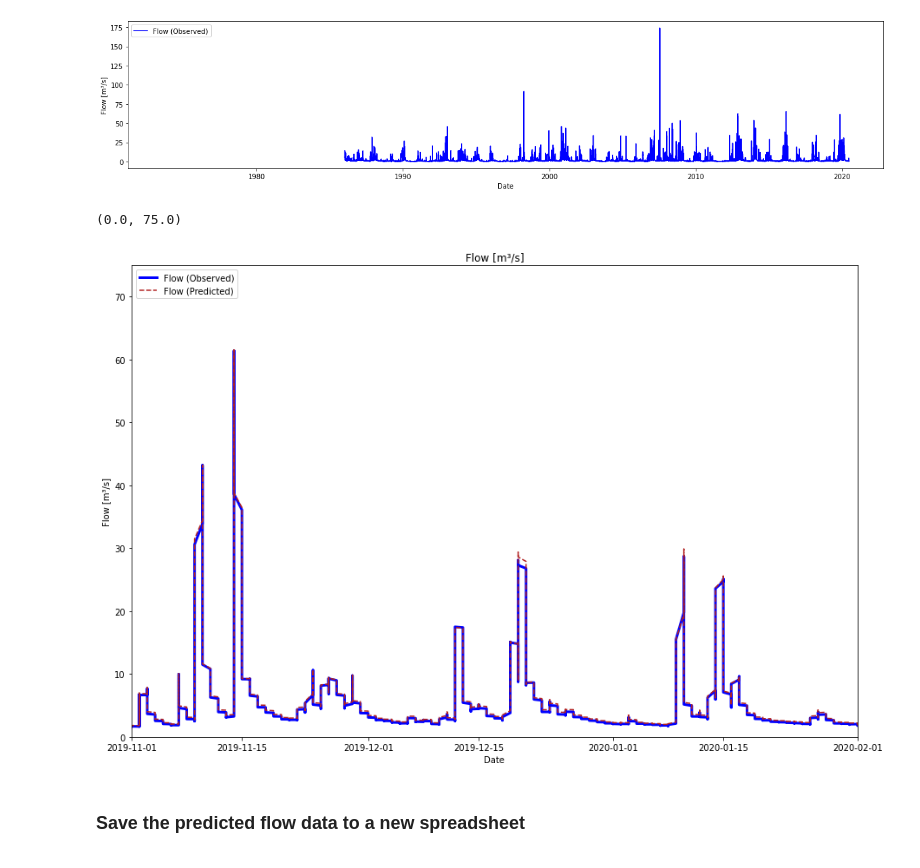
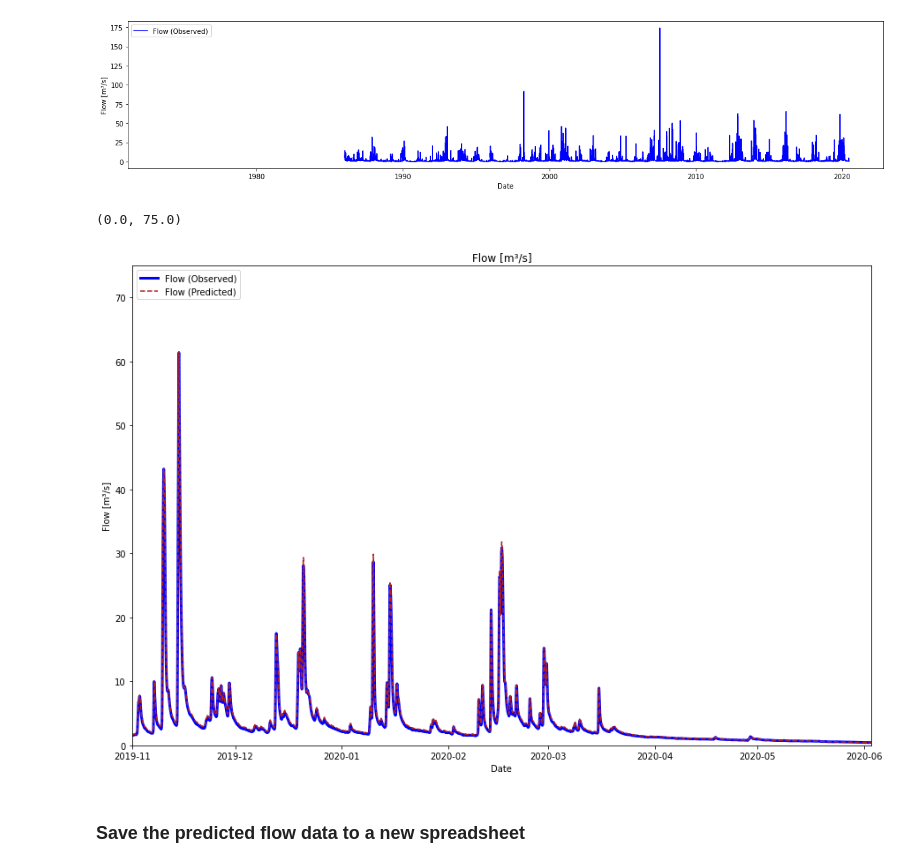
Before and after one commit to ai4er-cdt/flood_risk_shipston, a Jupyter notebook: notebooks/mja/flow_from_stage_data.ipynb, the cells around one changed output. Saved outputs shown, nothing was run; the diff lists cells and outputs as text; code cells hidden in the pictures.

Commit message:
Merged to single datetime column

```diff
--- a/notebooks/mja/flow_from_stage_data.ipynb
+++ b/notebooks/mja/flow_from_stage_data.ipynb
@@ -28,5 +30,5 @@ Import data into Pandas dataframe
 # %%
 %%time
 flow60 = pd.read_excel('Shipston Wiski data - 60 min.xlsx',
-                      sheet_name = 1)
+                      sheet_name = 1, parse_dates=[['Date', 'Time']])
 # %% [output]
@@ -75,5 +86,5 @@ Import data from Excel spreadsheet into a Pandas dataframe
 # %%
 %%time
 stage60 = pd.read_excel('Shipston Wiski data - 60 min.xlsx',
-                      sheet_name = 2)
+                      sheet_name = 2, parse_dates=[['Date', 'Time']])
 # %% [output]
@@ -153,7 +150,7 @@ rainfall60.head()
 # %% [markdown]
 Merge the dataframes on date and time:
 # %%
-df_flow_and_stage = pd.merge(stage60_filtered, flow60_filtered, on=['Date', 'Time']) #Merge the dataframes
+df_flow_and_stage = pd.merge(stage60_filtered, flow60_filtered, on=['Date_Time']) #Merge the dataframes
 
 df_flow_and_stage = df_flow_and_stage.rename(columns= #Renaming columns for ease of use
                                              {'Quality_x':'Quality_stage',
@@ -361,22 +376,22 @@ See the caveats in the documentation: https://pandas.pydata.org/pandas-docs/stab
 # %%
 plt.figure(figsize=(15,10))
 
-plt.plot(flow60_filtered['Date'],flow60_filtered['Flow [m³/s]'], 'blue', label = 'Flow (Observed)', linewidth = 3)
+plt.plot(flow60_filtered['Date_Time'],flow60_filtered['Flow [m³/s]'], 'blue', label = 'Flow (Observed)', linewidth = 3)
 
-plt.plot(stage60_filtered_no_missing['Date'], predicted_flow, 'firebrick', label = 'Flow (Predicted)', linestyle = '--')
+plt.plot(stage60_filtered_no_missing['Date_Time'], predicted_flow, 'firebrick', label = 'Flow (Predicted)', linestyle = '--')
 
 
 plt.title("Flow [m³/s]")
 plt.xlabel('Date')
 plt.ylabel('Flow [m³/s]')
 
 plt.legend(loc='upper left')
 
-plt.xlim(['2019-11-01T00:00:00.000000000','2020-02-01T00:00:00.000000000'])
+plt.xlim(['2019-11-01T00:00:00.000000000','2020-06-03T00:00:00.000000000'])
 plt.ylim([0,75])
 # %% [output]
 (0.0, 75.0)
-[figure, old version]
+[figure, new version]
 # %% [markdown]
 ### Save the predicted flow data to a new spreadsheet
 # %%
```
Also changed, not shown: parts of 17 cells of this notebook.
